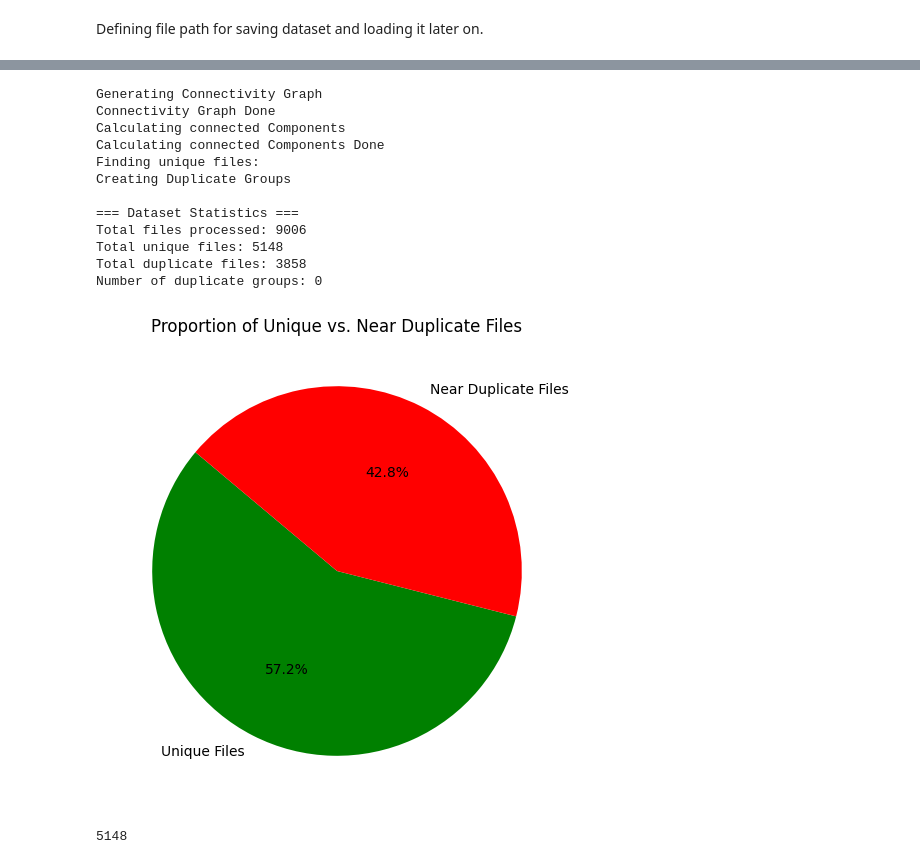
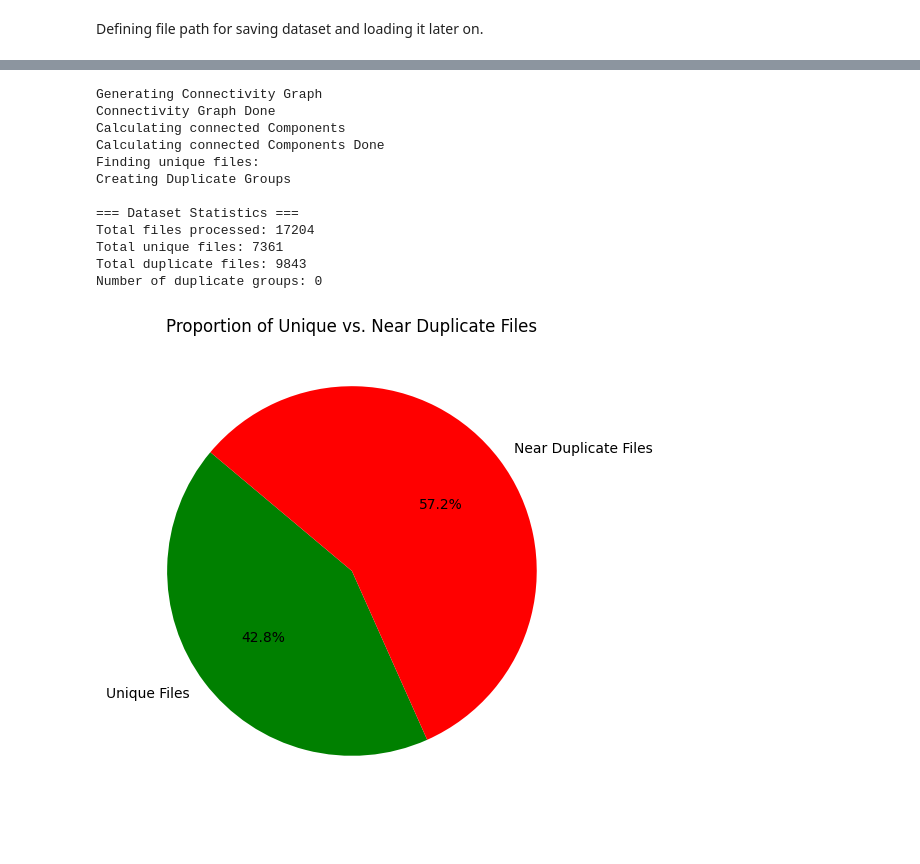
Before and after one commit to BernyWeiss/bpmn-model-cleansing, a Jupyter notebook: test_bpmn_mcp4cm.ipynb, the cells around one changed output, grey strips where cells are left out. Cells and saved outputs as stored; diff of their text form; code cells hidden in the pictures.

```diff
--- a/test_bpmn_mcp4cm.ipynb
+++ b/test_bpmn_mcp4cm.ipynb
@@ -81,3 +58,5 @@ Language: en, Count: 17204
 # %%
-file_path = 'data/bpmnmodelset/processed/english_models.csv'
+from mcp4cm.bpmn.dataloading import load_dataset_from_csv
+
+file_path = 'data/bpmnmodelset/processed/reduced/english_models.csv'
 loaded_dataset = load_dataset_from_csv('english_bpmn', fp=file_path)
@@ -95,21 +78,18 @@ len(loaded_dataset)
 # %%
 from mcp4cm.bpmn.duplicate_detection import tfidf_graph_near_duplicate_detector
-tfidf_graph_near_duplicate_detector(loaded_dataset, threshold=0.8, inplace=True, plt_fig=True, print_results=True)
+key = 'names'
+tfidf_graph_near_duplicate_detector(loaded_dataset,key=key, threshold=0.95, inplace=False, plt_fig=True, print_results=True)
 # %% [output]
 Generating Connectivity Graph
 Connectivity Graph Done
 Calculating connected Components
 Calculating connected Components Done
 Finding unique files:
 Creating Duplicate Groups
 
 === Dataset Statistics ===
-Total files processed: 9006
-Total unique files: 5148
-Total duplicate files: 3858
+Total files processed: 17204
+Total unique files: 7361
+Total duplicate files: 9843
 Number of duplicate groups: 0
-[figure, old version]
+[figure, new version]
-# %%
-len(loaded_dataset)
-# %% [output]
-5148
```
Also changed, not shown: parts of 10 cells of this notebook, 3 other files.
